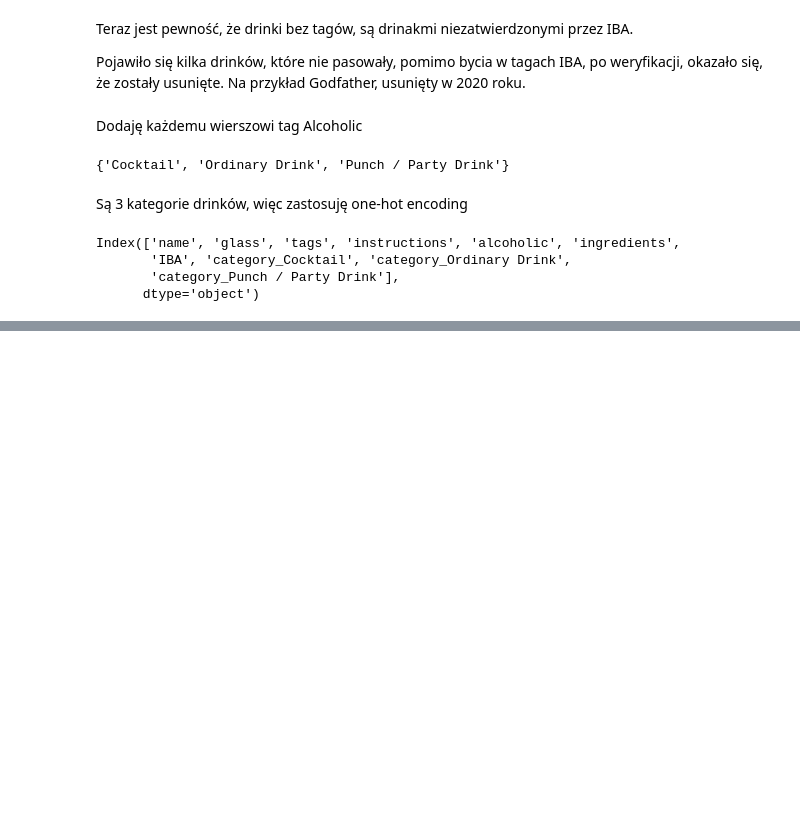
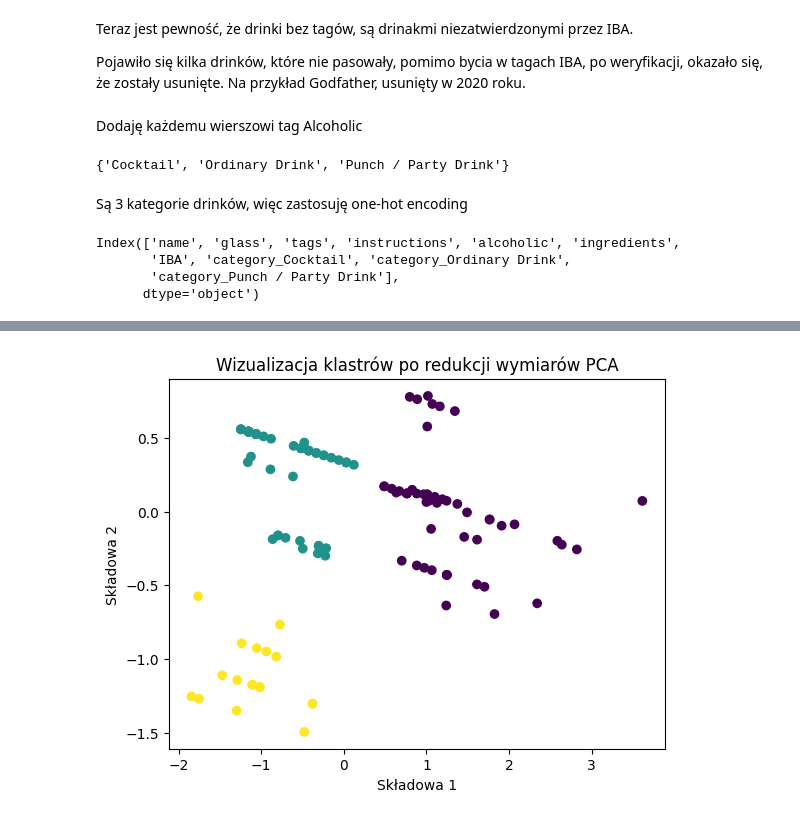
Before and after one commit to Afraiven/CocktailDB-EDA-and-Clustering, a Jupyter notebook: Untitled.ipynb, the cells around one changed output, grey strips where cells are left out. Drawn from its saved outputs; the diff is of its cells as text; code cells hidden in the pictures; blank space fills up the shorter version.

```diff
--- a/Untitled.ipynb
+++ b/Untitled.ipynb
@@ -142,0 +188,8 @@ data.head()
+# %%
+kmeans = KMeans(n_clusters=3, random_state=42)
+
+kmeans.fit(data)
+
+clusters = kmeans.predict(data)
+
+data['Cluster'] = clusters
@@ -142,0 +218,13 @@ data.head()
+# %%
+from sklearn.decomposition import PCA
+
+pca = PCA(n_components=2)
+reduced_features = pca.fit_transform(data)
+
+plt.scatter(reduced_features[:, 0], reduced_features[:, 1], c=clusters, cmap='viridis')
+plt.xlabel('Składowa 1')
+plt.ylabel('Składowa 2')
+plt.title('Wizualizacja klastrów po redukcji wymiarów PCA')
+plt.show()
+# %% [output]
+[figure, added]
```
Also changed, not shown: parts of 12 cells of this notebook.
